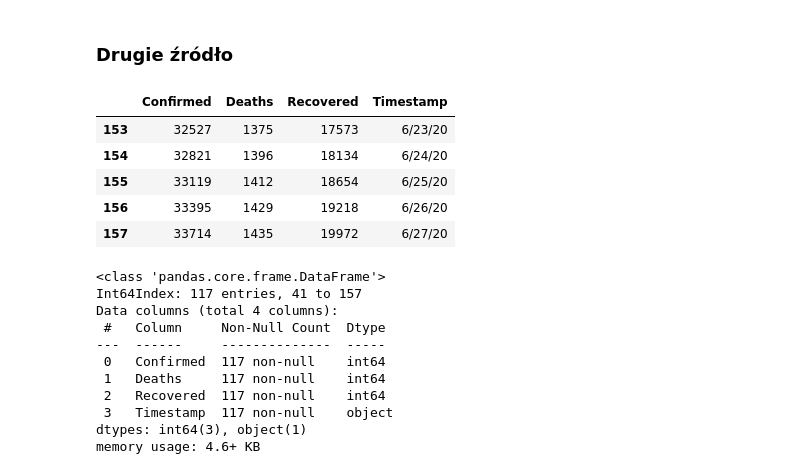
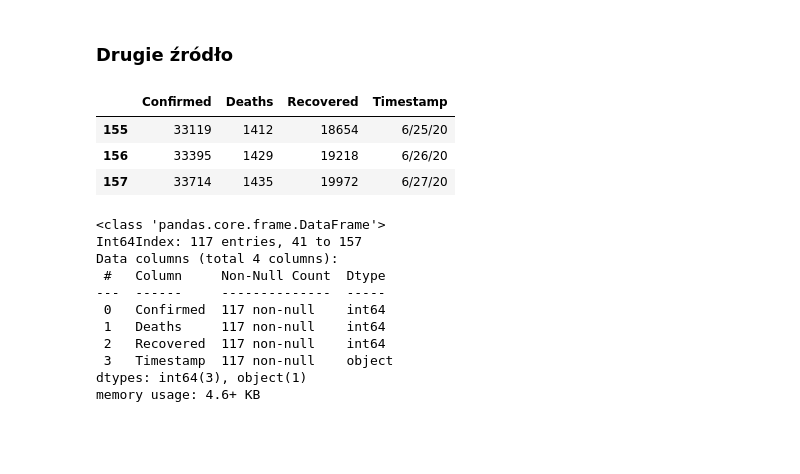
Before and after one commit to Do1kk/COVID-19_Project, a Jupyter notebook: Copy_of_ProjectPython.ipynb, the cells around one changed output. Saved outputs shown, nothing was run; the diff lists cells and outputs as text; code cells hidden in the pictures; blank space fills up the shorter version.

```diff
--- a/Copy_of_ProjectPython.ipynb
+++ b/Copy_of_ProjectPython.ipynb
@@ -84,37 +82,31 @@ plt.show()
 # %% [markdown]
 ### Drugie źródło
 # %%
-# Manage second source of data.
 url2_confirmed = "https://raw.githubusercontent.com/CSSEGISandData/COVID-19/master/csse_covid_19_data/csse_covid_19_time_series/time_series_covid19_confirmed_global.csv"
 url2_deaths = "https://raw.githubusercontent.com/CSSEGISandData/COVID-19/master/csse_covid_19_data/csse_covid_19_time_series/time_series_covid19_deaths_global.csv"
 url2_recovered = "https://raw.githubusercontent.com/CSSEGISandData/COVID-19/master/csse_covid_19_data/csse_covid_19_time_series/time_series_covid19_recovered_global.csv"
-
 data2_confirmed = pd.read_csv(url2_confirmed)
 data2_deaths = pd.read_csv(url2_deaths)
 data2_recovered = pd.read_csv(url2_recovered)
-
 data2_confirmed = data2_confirmed[data2_confirmed["Country/Region"] == "Poland"].T
 data2_deaths = data2_deaths[data2_deaths["Country/Region"] == "Poland"].T
 data2_recovered = data2_recovered[data2_recovered["Country/Region"] == "Poland"].T
-
 data2 = data2_confirmed.rename(columns={data2_confirmed.columns[0]: "Confirmed"})
 data2["Deaths"], data2["Recovered"] = data2_deaths, data2_recovered
 data2.drop(['Lat', 'Long'], inplace=True)
 
 data2["Confirmed"] = pd.to_numeric(data2["Confirmed"], errors='coerce')
 data2["Deaths"] = pd.to_numeric(data2["Deaths"], errors='coerce')
 data2["Recovered"] = pd.to_numeric(data2["Recovered"], errors='coerce')
 data2.dropna(inplace=True)
 data2 = data2.astype(int)
 data2["Timestamp"] = data2.index
 data2.reset_index(inplace=True, drop=True)
-data2.drop(list(range(41)), inplace=True) # Cut to 3/3/20
+data2.drop(list(range(41)), inplace=True) # Cut to date 3/3/20.
 
-data2.tail()
+data2.tail(3)
 # %% [output]
 |  | Confirmed | Deaths | Recovered | Timestamp |
-| 153 | 32527 | 1375 | 17573 | 6/23/20 |
-| 154 | 32821 | 1396 | 18134 | 6/24/20 |
 | 155 | 33119 | 1412 | 18654 | 6/25/20 |
 | 156 | 33395 | 1429 | 19218 | 6/26/20 |
 | 157 | 33714 | 1435 | 19972 | 6/27/20 |
```
Also changed, not shown: parts of 24 cells of this notebook.
